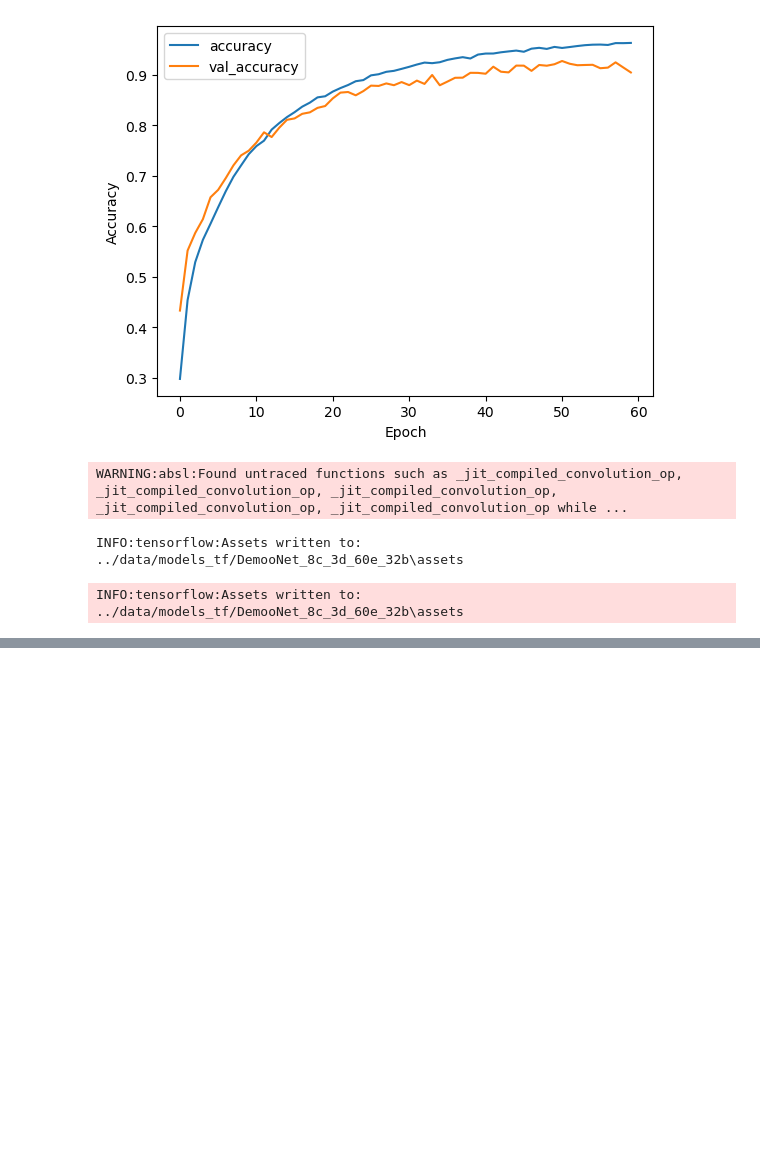
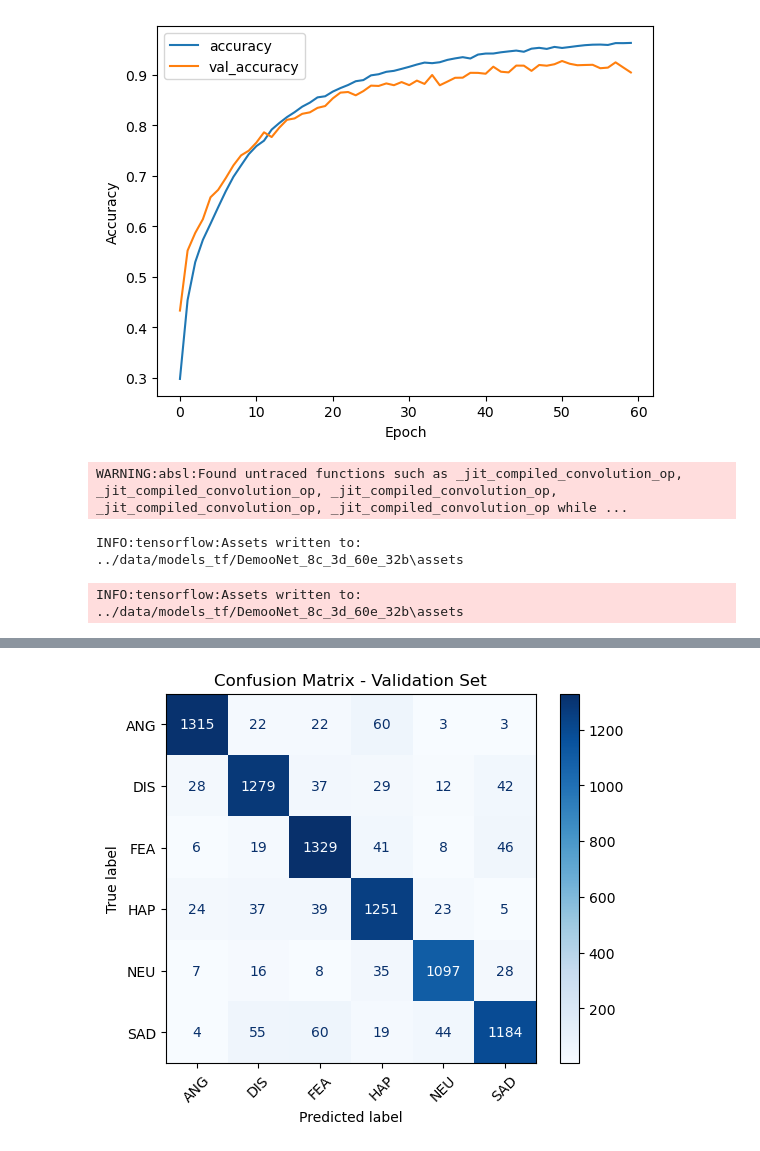
Before and after one commit to ExaggeratedRumors/demooder, a Jupyter notebook: notebooks/custom_classifier.ipynb, the cells around one changed output, grey strips where cells are left out. Saved outputs shown, nothing was run; the diff lists cells and outputs as text; code cells hidden in the pictures; blank space fills up the shorter version.

```diff
--- a/notebooks/custom_classifier.ipynb
+++ b/notebooks/custom_classifier.ipynb
@@ -94,6 +97,7 @@ train = tf.keras.utils.image_dataset_from_directory(
     seed=123
 )
 print(f"Classes for training data: {train.class_names}")
+class_names = train.class_names
 train = train.map(one_hot_encode)
 
 valid = tf.keras.utils.image_dataset_from_directory(
@@ -224,3 +228,31 @@ tflite_model = converter.convert()
 
 with open(f"{TFLITE_MODELS_DIR}/{model_name}.tflite", "wb") as f:
   f.write(tflite_model)
+# %%
+"""
+Confusion Matrix
+"""
+from sklearn.metrics import confusion_matrix, ConfusionMatrixDisplay
+import matplotlib.pyplot as plt
+
+loaded_model = keras.models.load_model(f"{TF_MODELS_DIR}/{model_name}")
+
+X_val = []
+y_val = []
+
+for images, labels in valid:
+    X_val.append(images.numpy())
+    y_val.append(labels.numpy())
+X_val = np.vstack(X_val)
+y_val = np.vstack(y_val)
+
+y_true = np.argmax(y_val, axis=1)
+y_pred_probs = loaded_model.predict(X_val)
+y_pred = np.argmax(y_pred_probs, axis=1)
+
+cm = confusion_matrix(y_true, y_pred)
+disp = ConfusionMatrixDisplay(confusion_matrix=cm, display_labels=class_names)
+disp.plot(cmap="Blues", xticks_rotation=45)
+plt.title("Confusion Matrix - Validation Set")
+plt.show()
+# %% [output]
@@ -226,0 +260 @@ with open(f"{TFLITE_MODELS_DIR}/{model_name}.tflite", "wb") as f:
+[figure, added]
```
Also changed, not shown: parts of 2 cells of this notebook, 3 other files.
